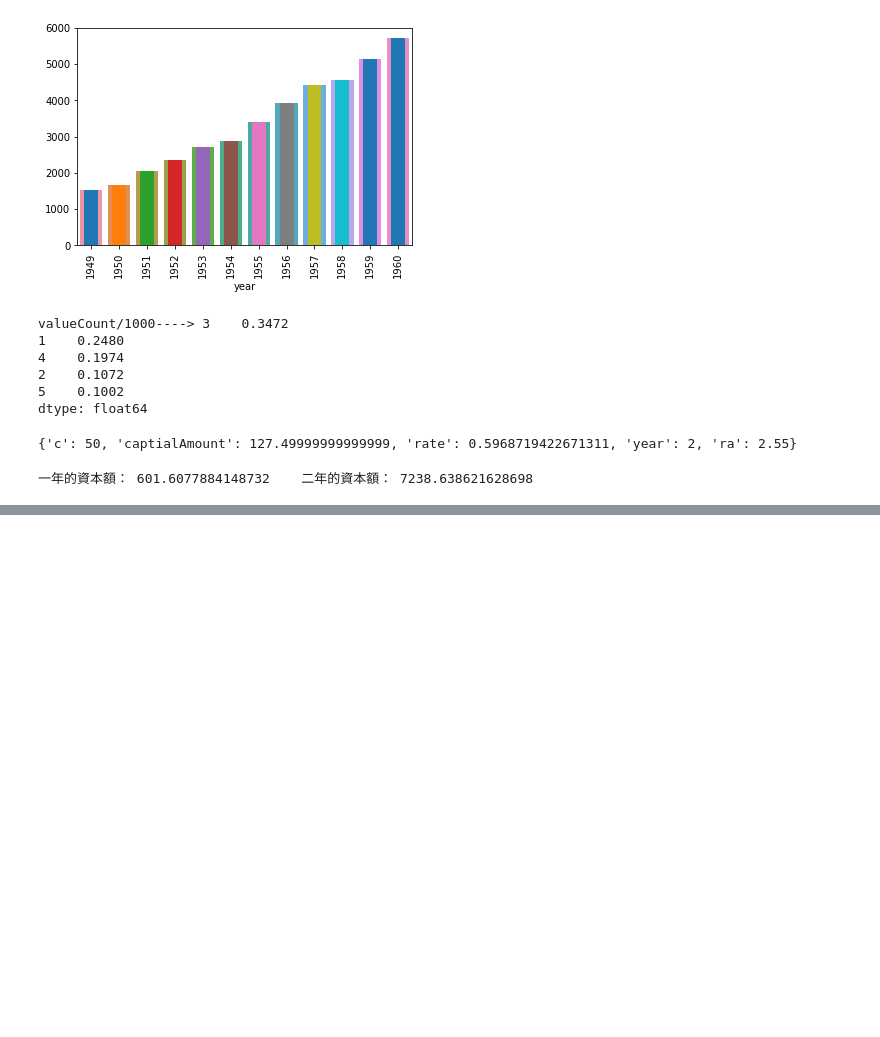
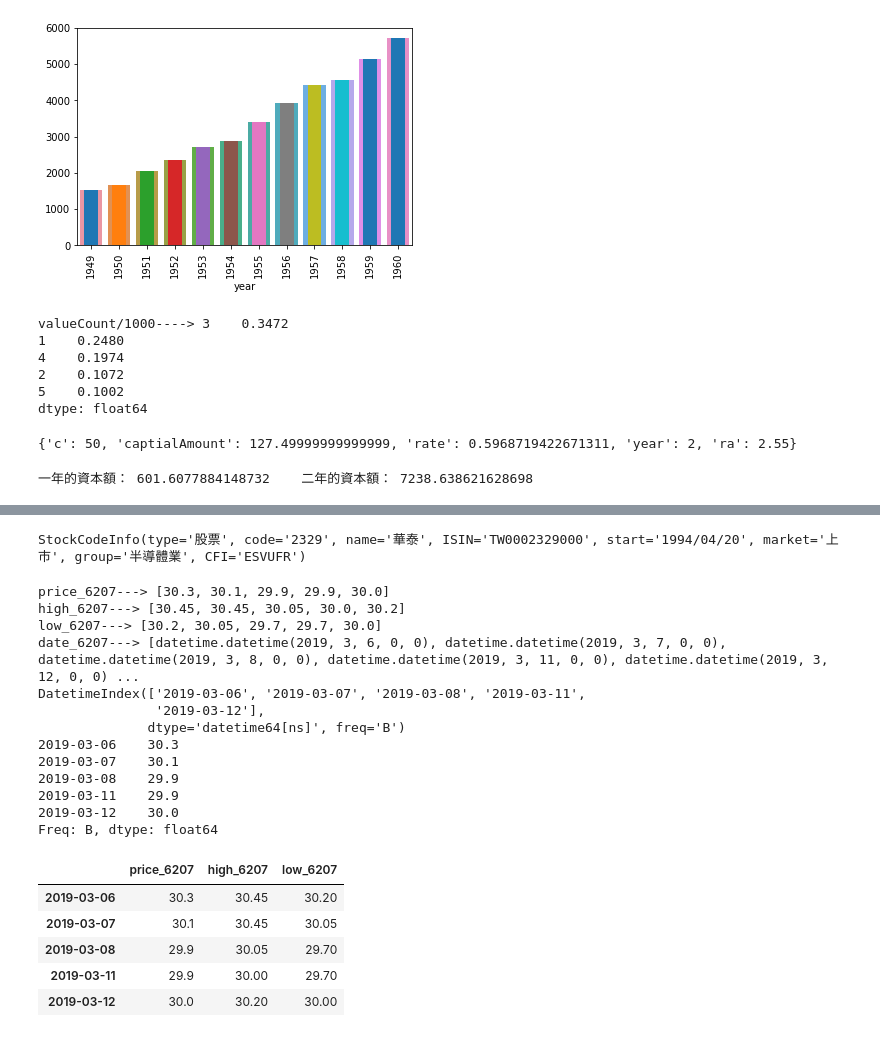
Before and after one commit to Benknightdark/stockyo, a Jupyter notebook: ffffff.ipynb, the cells around one changed output, grey strips where cells are left out. Saved outputs shown, nothing was run; the diff lists cells and outputs as text; code cells hidden in the pictures; blank space fills up the shorter version.

```diff
--- a/ffffff.ipynb
+++ b/ffffff.ipynb
@@ -506,0 +541,63 @@ print('一年的資本額：',math.pow(1+0.01,day) * money, "   二年的資本
+# %%
+print(twstock.codes['2329'])
+# %% [output]
+StockCodeInfo(type='股票', code='2329', name='華泰', ISIN='TW0002329000', start='1994/04/20', market='上市', group='半導體業', CFI='ESVUFR')
+# %%
+# 開盤價： 是指當日開盤后該股票的第一筆交易成交的價格。如果開市后30分鐘內無成交價，則以前日的收盤價作為開盤價。
+
+# 收盤價： 指每天成交中最後一筆股票的價格，也就是收盤價格。
+
+# 最高價： 是指當日所成交的價格中的最高價位。有時最高價只有一筆，有時也不止一筆。
+
+# 最低價： 是指當日所成交的價格中的最低價位。有時最低價只有一筆，有時也不止一筆。
+
+# 熱門股： 是指交易量大、流通性強、股價變動幅度較大的股票。
+
+# 成長股： 是指這樣一些公司所發行的股票，它們的銷售額和利潤額持續增長，而且其速度快於整個國家和本行業的增長。這些公司通常有宏圖偉略，注重科研，留有大量利潤作為再投資以促進其擴張。
+
+
+# 這是抓取歷史資料
+stock_6207 = twstock.Stock('6207')
+
+price_6207 = stock_6207.price[-5:]       # 近五日之收盤價
+high_6207 = stock_6207.high[-5:]         # 近五日之盤中高點
+low_6207 = stock_6207.low[-5:]           # 近五日之盤中低點
+date_6207 = stock_6207.date[-5:]         # 近五日的日期
+
+print('price_6207--->', price_6207)
+print('high_6207--->', high_6207)
+print('low_6207--->', low_6207)
+print('date_6207--->', date_6207)
+
+
+dti = pd.to_datetime(date_6207)
+p1=pd.Series(price_6207, index = dti)
+p2=pd.Series(high_6207, index = dti)
+p3=pd.Series(low_6207, index = dti)
+
+ironman_df = pd.DataFrame({'price_6207':p1, 'high_6207':p2,'low_6207':p3})
+
+print(dti)
+print(p1)
+
+ironman_df
+# %% [output]
+price_6207---> [30.3, 30.1, 29.9, 29.9, 30.0]
+high_6207---> [30.45, 30.45, 30.05, 30.0, 30.2]
+low_6207---> [30.2, 30.05, 29.7, 29.7, 30.0]
+date_6207---> [datetime.datetime(2019, 3, 6, 0, 0), datetime.datetime(2019, 3, 7, 0, 0), datetime.datetime(2019, 3, 8, 0, 0), datetime.datetime(2019, 3, 11, 0, 0), datetime.datetime(2019, 3, 12, 0, 0) ...
+DatetimeIndex(['2019-03-06', '2019-03-07', '2019-03-08', '2019-03-11',
+               '2019-03-12'],
+              dtype='datetime64[ns]', freq='B')
+2019-03-06    30.3
+2019-03-07    30.1
+2019-03-08    29.9
+2019-03-11    29.9
+2019-03-12    30.0
+Freq: B, dtype: float64
+|  | price_6207 | high_6207 | low_6207 |
+| 2019-03-06 | 30.3 | 30.45 | 30.20 |
+| 2019-03-07 | 30.1 | 30.45 | 30.05 |
+| 2019-03-08 | 29.9 | 30.05 | 29.70 |
+| 2019-03-11 | 29.9 | 30.00 | 29.70 |
+| 2019-03-12 | 30.0 | 30.20 | 30.00 |
```
Also changed, not shown: parts of 2 cells of this notebook.
